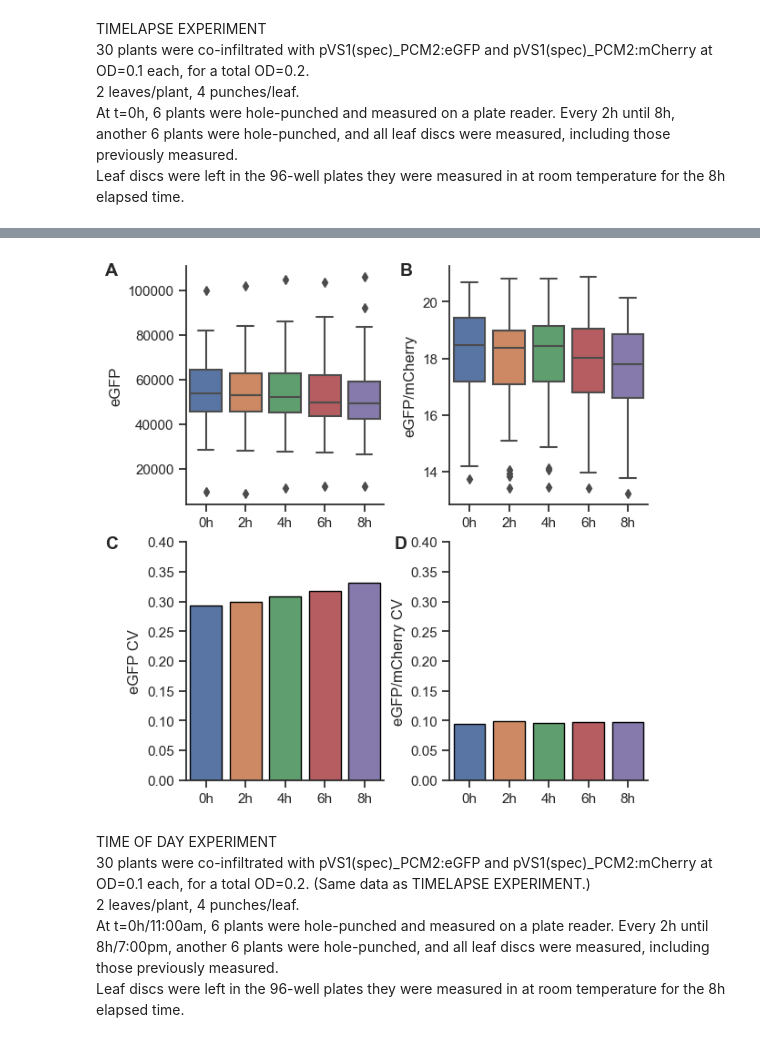
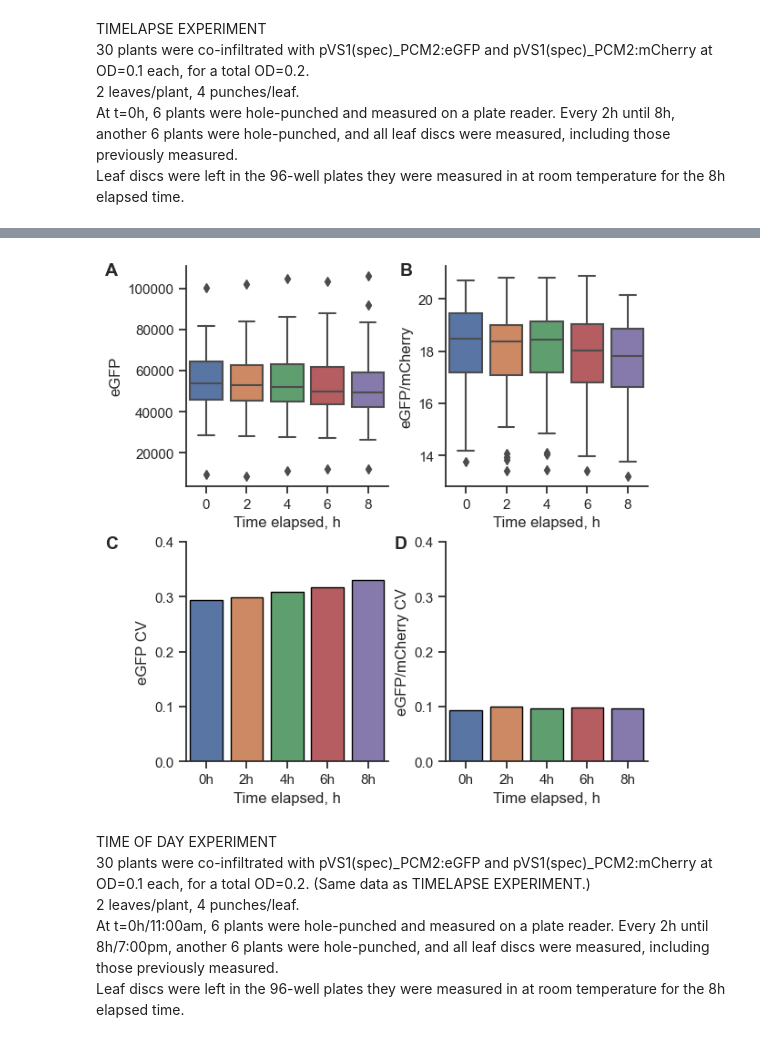
Before and after one commit to shih-lab/benthi_variation, a Jupyter notebook: 02-code/tangetal2025_code.ipynb, the cells around one changed output, grey strips where cells are left out. Saved outputs shown, nothing was run; the diff lists cells and outputs as text; code cells hidden in the pictures.

Commit message:
Rearranged subpanels and reordered SI figures

```diff
--- a/02-code/tangetal2025_code.ipynb
+++ b/02-code/tangetal2025_code.ipynb
@@ -1407,35 +1304,35 @@ nplants = 6
 
 conds = ['A']
 nconds = len(conds)
-df_t0 = read_plate_data_alt1('../01-data/241125_timelapse0h.xlsx', '0h', 2)
+df_t0 = read_plate_data_alt1('../01-data/241125_timelapse0h.xlsx', '0', 2)
 df_t0['Condition'] = ['A']*48
 cv_t0 = calc_cv(df_t0)
 cv_t0['Date'] = ['0h']*nconds
 
 conds = ['A', 'B']
 nconds = len(conds)
-df_t2 = read_plate_data_alt1('../01-data/241125_timelapse2h.xlsx', '2h', 2)
+df_t2 = read_plate_data_alt1('../01-data/241125_timelapse2h.xlsx', '2', 2)
 df_t2['Condition'] = ['A']*48 + ['B']*48
 cv_t2 = calc_cv(df_t2)
 cv_t2['Date'] = ['2h']*nconds
 
 conds = ['A', 'B', 'C']
 nconds = len(conds)
-df_t4 = read_plate_data_alt1('../01-data/241125_timelapse4h.xlsx', '4h', 2)
+df_t4 = read_plate_data_alt1('../01-data/241125_timelapse4h.xlsx', '4', 2)
 df_t4['Condition'] = ['A']*48 + ['B']*48 + ['C']*48
 cv_t4 = calc_cv(df_t4)
 cv_t4['Date'] = ['4h']*nconds
 
 conds = ['A', 'B', 'C', 'D']
 nconds = len(conds)
-df_t6 = read_plate_data_alt1('../01-data/241125_timelapse6h.xlsx', '6h', 2)
+df_t6 = read_plate_data_alt1('../01-data/241125_timelapse6h.xlsx', '6', 2)
 df_t6['Condition'] = ['A']*48 + ['B']*48 + ['C']*48 + ['D']*48
 cv_t6 = calc_cv(df_t6)
 cv_t6['Date'] = ['6h']*nconds
 
 conds = ['A', 'B', 'C', 'D', 'E']
 nconds = len(conds)
-df_t8 = read_plate_data_alt1('../01-data/241125_timelapse8h.xlsx', '8h', 2)
+df_t8 = read_plate_data_alt1('../01-data/241125_timelapse8h.xlsx', '8', 2)
 df_t8['Condition'] = ['A']*48 + ['B']*48 + ['C']*48 + ['D']*48 + ['E']*48
 cv_t8 = calc_cv(df_t8)
 cv_t8['Date'] = ['8h']*nconds
@@ -1475,19 +1372,19 @@ all_ttest(df_timelapse, 'Date', 'eGFP/mCherry')
 # %%
 figS4, axs = plt.subplots(nrows=2, ncols=2, constrained_layout=True, figsize=(6, 6))
 
-sns.boxplot(data=df_timelapse[df_timelapse.Condition == 'A'], x='Date', y='eGFP', ax=axs[0,0]).set(xlabel='')
-sns.boxplot(data=df_timelapse[df_timelapse.Condition == 'A'], x='Date', y='eGFP/mCherry', ax=axs[0,1]).set(xlabel='')
-sns.barplot(data=cv_timelapse_aggregate[cv_timelapse_aggregate.Condition == 'A'], x='Date', y='eGFP CV', ax=axs[1,0], edgecolor='black').set(xlabel='', ylim=(0, 0.4))
-sns.barplot(data=cv_timelapse_aggregate[cv_timelapse_aggregate.Condition == 'A'], x='Date', y='eGFP/mCherry CV', ax=axs[1,1], edgecolor='black').set(xlabel='', ylim=(0, 0.4))
+sns.boxplot(data=df_timelapse[df_timelapse.Condition == 'A'], x='Date', y='eGFP', ax=axs[0,0]).set(xlabel='Time elapsed, h')
+sns.boxplot(data=df_timelapse[df_timelapse.Condition == 'A'], x='Date', y='eGFP/mCherry', ax=axs[0,1]).set(xlabel='Time elapsed, h')
+sns.barplot(data=cv_timelapse_aggregate[cv_timelapse_aggregate.Condition == 'A'], x='Date', y='eGFP CV', ax=axs[1,0], edgecolor='black').set(xlabel='Time elapsed, h', ylim=(0, 0.4))
+sns.barplot(data=cv_timelapse_aggregate[cv_timelapse_aggregate.Condition == 'A'], x='Date', y='eGFP/mCherry CV', ax=axs[1,1], edgecolor='black').set(xlabel='Time elapsed, h', ylim=(0, 0.4))
 
 figS4.text(0, 1, 'A', va='top', fontdict={'weight':'bold'})
 figS4.text(0.54, 1, 'B', va='top', fontdict={'weight':'bold'})
 figS4.text(0, 0.5, 'C', va='top', fontdict={'weight':'bold'})
 figS4.text(0.53, 0.5, 'D', va='top', fontdict={'weight':'bold'})
 
 figS4.savefig('../03-figures/figureS4.svg', format='svg', bbox_inches='tight')
 # %% [output]
-[figure, old version]
+[figure, new version]
 # %% [markdown]
 TIME OF DAY EXPERIMENT <br>
 30 plants were co-infiltrated with pVS1(spec)_PCM2:eGFP and pVS1(spec)_PCM2:mCherry at OD=0.1 each, for a total OD=0.2. (Same data as TIMELAPSE EXPERIMENT.) <br>
```
Also changed, not shown: parts of 36 cells of this notebook, 16 other files.
